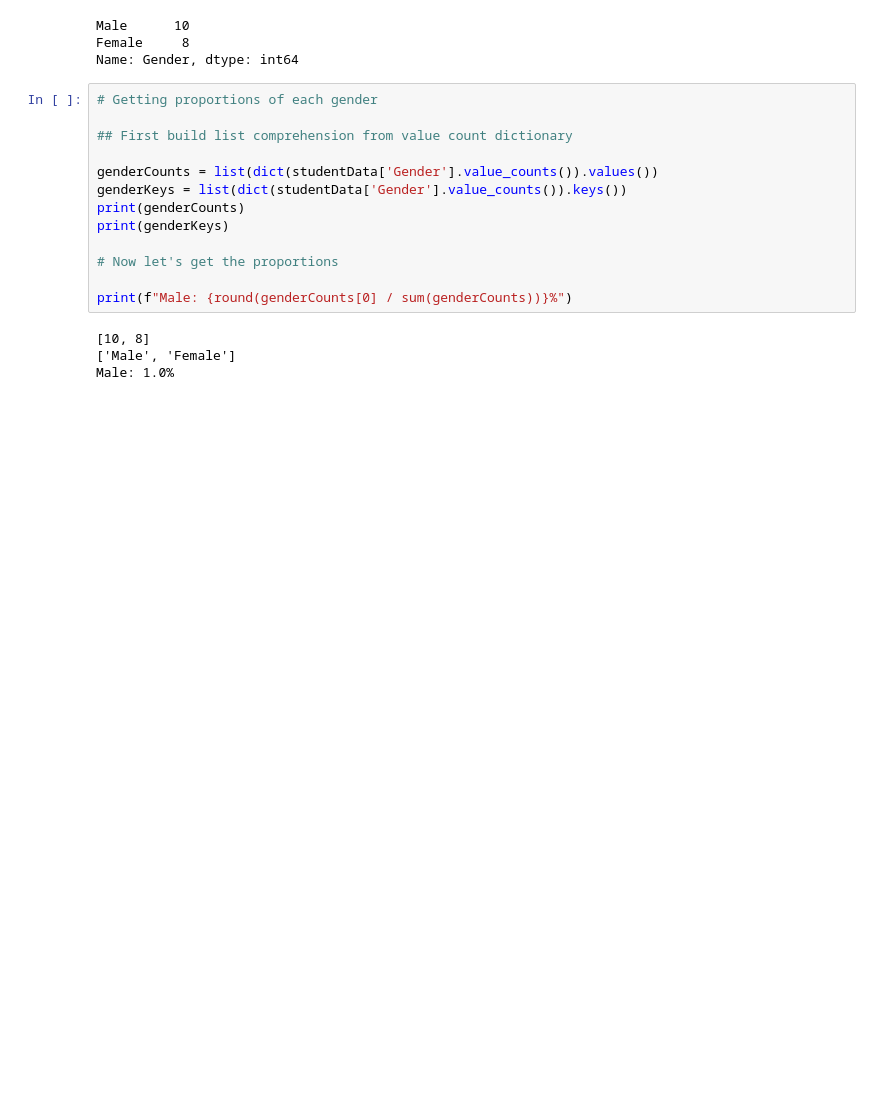
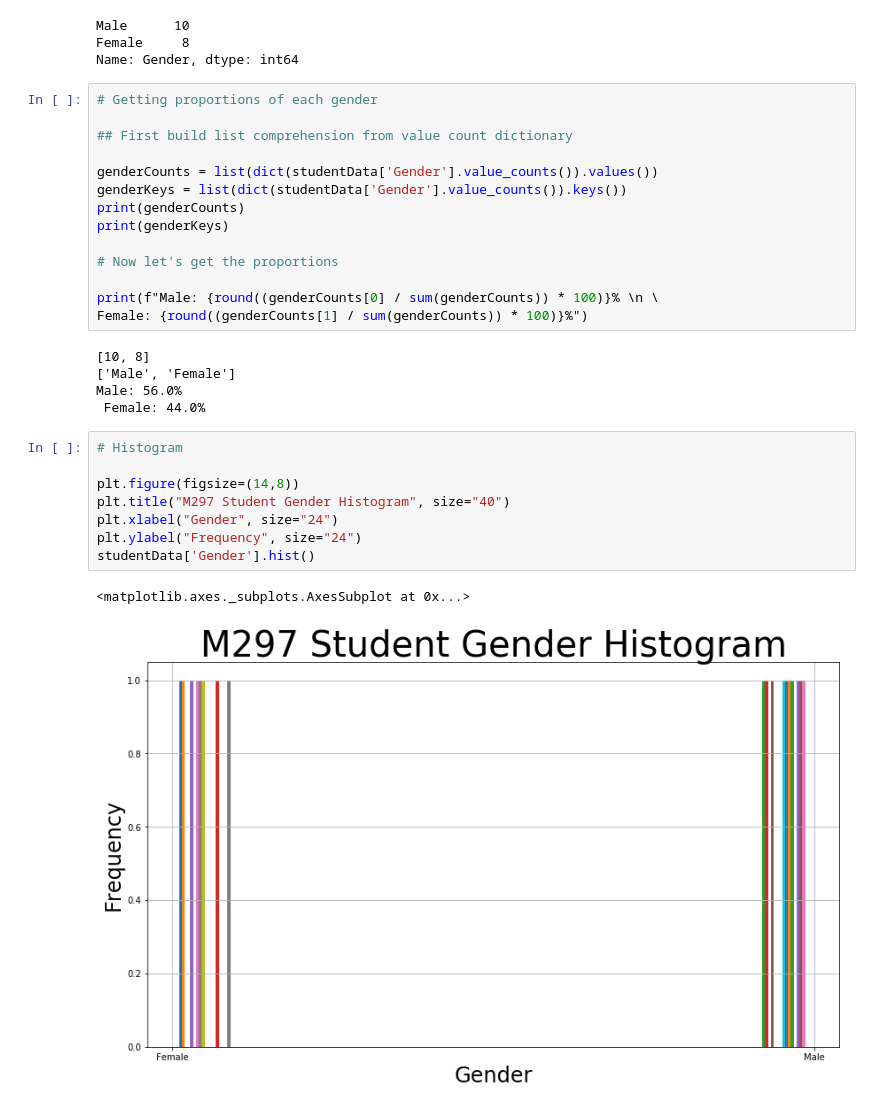
Before and after one commit to TheChanRProject/M297, a Jupyter notebook: hands-on/notebooks/Student Representation Activity.ipynb, the cells around one changed output. Drawn from its saved outputs; the diff is of its cells as text; blank space fills up the shorter version.

```diff
--- a/hands-on/notebooks/Student Representation Activity.ipynb
+++ b/hands-on/notebooks/Student Representation Activity.ipynb
@@ -188,8 +188,21 @@ print(genderKeys)
 
 # Now let's get the proportions
 
-print(f"Male: {round(genderCounts[0] / sum(genderCounts))}%")
+print(f"Male: {round((genderCounts[0] / sum(genderCounts)) * 100)}% \n \
+Female: {round((genderCounts[1] / sum(genderCounts)) * 100)}%")
 # %% [output]
 [10, 8]
 ['Male', 'Female']
-Male: 1.0%
+Male: 56.0%
+ Female: 44.0%
+# %%
+# Histogram
+
+plt.figure(figsize=(14,8))
+plt.title("M297 Student Gender Histogram", size="40")
+plt.xlabel("Gender", size="24")
+plt.ylabel("Frequency", size="24")
+studentData['Gender'].hist()
+# %% [output]
+<matplotlib.axes._subplots.AxesSubplot at 0x...>
+[figure, added]
```
Also changed, not shown: parts of 2 cells of this notebook.
